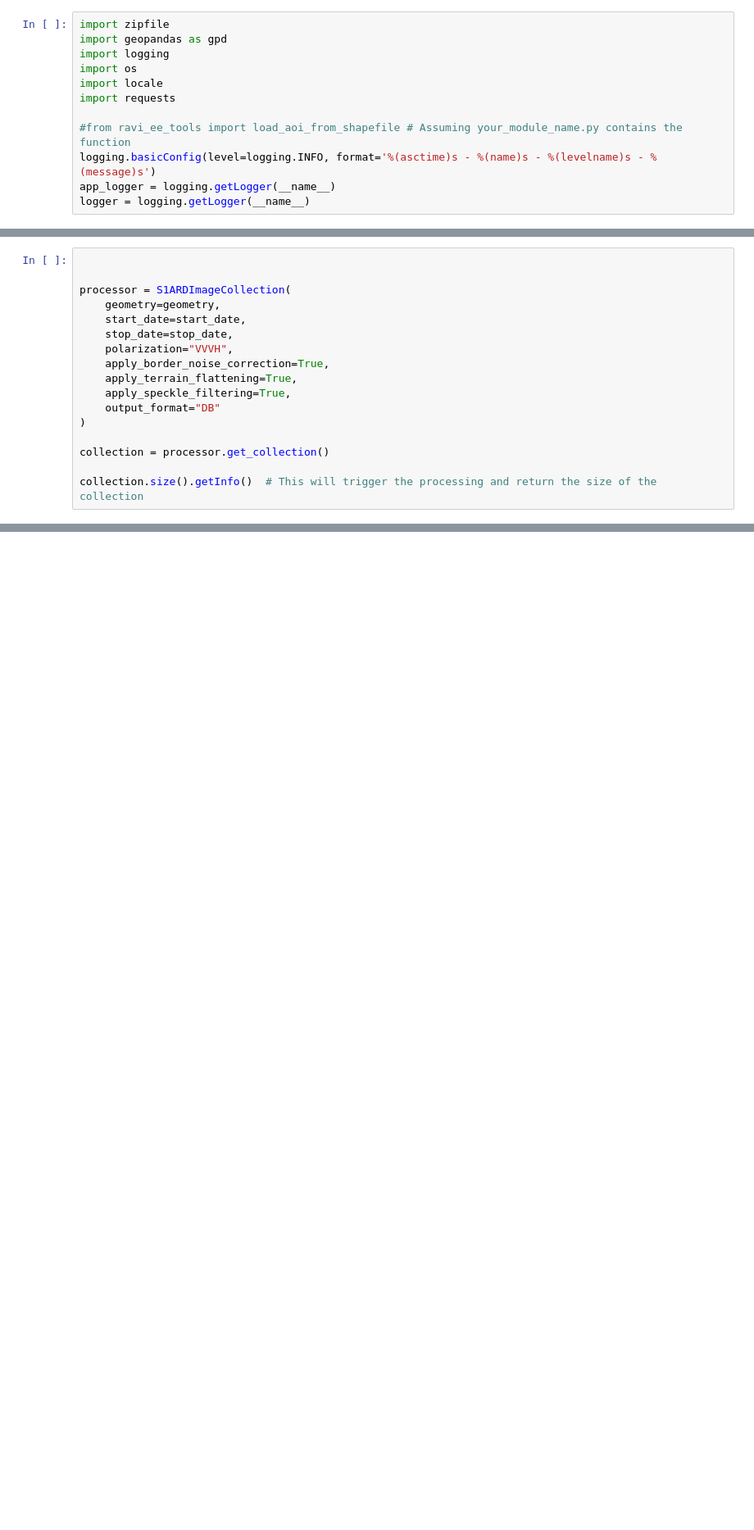
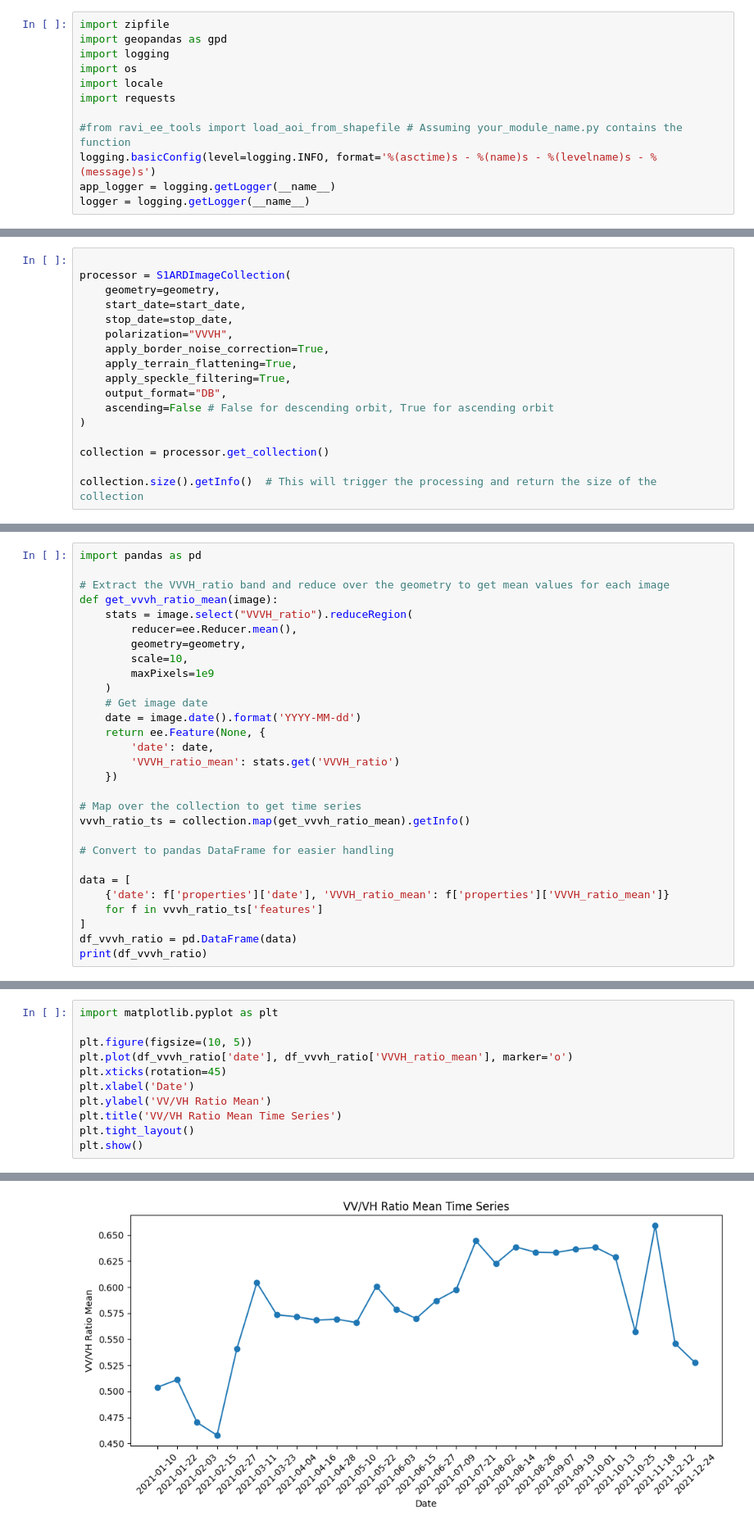
Before and after one commit to caioarantes/AGLgis, a Jupyter notebook: testing.ipynb, the cells around one changed output, grey strips where cells are left out. Shown at 82% size. Cells and saved outputs as stored; diff of their text form; blank space fills up the shorter version.

```diff
--- a/testing.ipynb
+++ b/testing.ipynb
@@ -131,5 +111,4 @@ s1_collection.size().getInfo()  # This will trigger the processing and return th
 # %%
-
 
 processor = S1ARDImageCollection(
     geometry=geometry,
@@ -139,7 +118,8 @@ processor = S1ARDImageCollection(
     apply_border_noise_correction=True,
     apply_terrain_flattening=True,
     apply_speckle_filtering=True,
-    output_format="DB"
+    output_format="DB",
+    ascending=False # False for descending orbit, True for ascending orbit
 )
 
 collection = processor.get_collection()
@@ -147,0 +136,29 @@ collection.size().getInfo()  # This will trigger the processing and return the s
+# %%
+import pandas as pd
+
+# Extract the VVVH_ratio band and reduce over the geometry to get mean values for each image
+def get_vvvh_ratio_mean(image):
+    stats = image.select("VVVH_ratio").reduceRegion(
+        reducer=ee.Reducer.mean(),
+        geometry=geometry,
+        scale=10,
+        maxPixels=1e9
+    )
+    # Get image date
+    date = image.date().format('YYYY-MM-dd')
+    return ee.Feature(None, {
+        'date': date,
+        'VVVH_ratio_mean': stats.get('VVVH_ratio')
+    })
+
+# Map over the collection to get time series
+vvvh_ratio_ts = collection.map(get_vvvh_ratio_mean).getInfo()
+
+# Convert to pandas DataFrame for easier handling
+
+data = [
+    {'date': f['properties']['date'], 'VVVH_ratio_mean': f['properties']['VVVH_ratio_mean']}
+    for f in vvvh_ratio_ts['features']
+]
+df_vvvh_ratio = pd.DataFrame(data)
+print(df_vvvh_ratio)
@@ -147,0 +183,12 @@ collection.size().getInfo()  # This will trigger the processing and return the s
+# %%
+import matplotlib.pyplot as plt
+
+plt.figure(figsize=(10, 5))
+plt.plot(df_vvvh_ratio['date'], df_vvvh_ratio['VVVH_ratio_mean'], marker='o')
+plt.xticks(rotation=45)
+plt.xlabel('Date')
+plt.ylabel('VV/VH Ratio Mean')
+plt.title('VV/VH Ratio Mean Time Series')
+plt.tight_layout()
+plt.show()
+# %% [output]
@@ -147,0 +197 @@ collection.size().getInfo()  # This will trigger the processing and return the s
+[figure, added]
```
Also changed, not shown: parts of 6 cells of this notebook, 5 other files.
